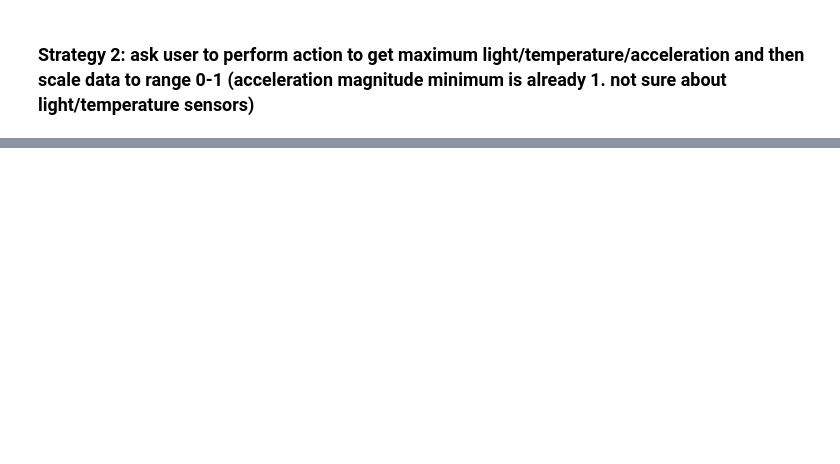
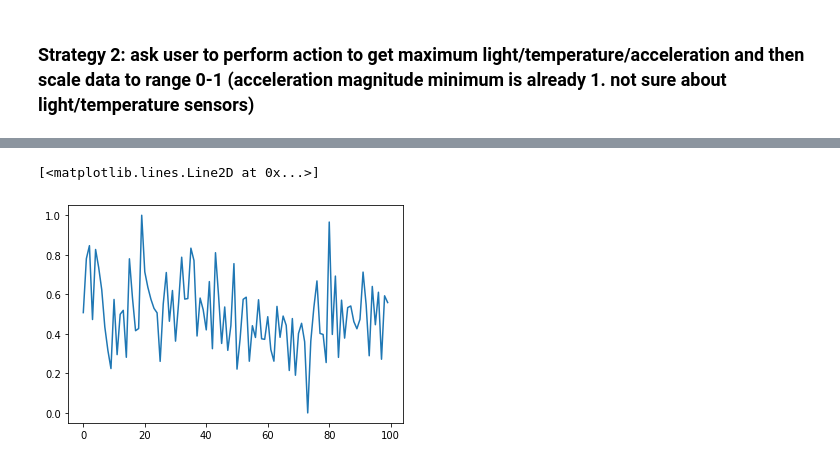
Before and after one commit to rhdemo/2022-ai-sensor, a Jupyter notebook: nbs/Data Exploration.ipynb, the cells around one changed output, grey strips where cells are left out. Saved outputs shown, nothing was run; the diff lists cells and outputs as text; code cells hidden in the pictures; blank space fills up the shorter version.

```diff
--- a/nbs/Data Exploration.ipynb
+++ b/nbs/Data Exploration.ipynb
@@ -181,0 +185,6 @@ plt.hlines(mapping[high_p], 0, N-1, color='r')
+# %%
+light_normalized = (light - light.min()) / (light.max() - light.min()) #scale to value between 0-1
+plt.plot(light_normalized)
+# %% [output]
+[<matplotlib.lines.Line2D at 0x...>]
+[figure, added]
```
Also changed, not shown: parts of 5 cells of this notebook.
